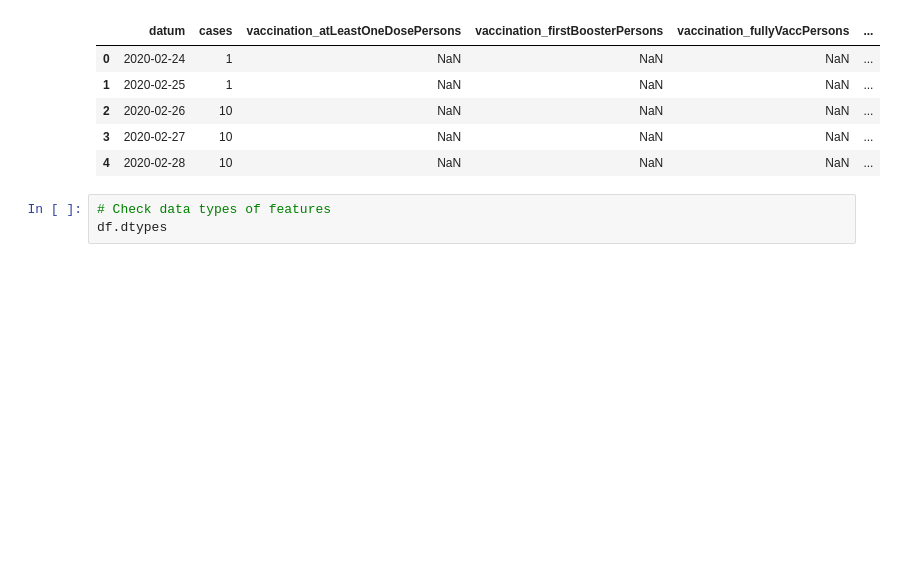
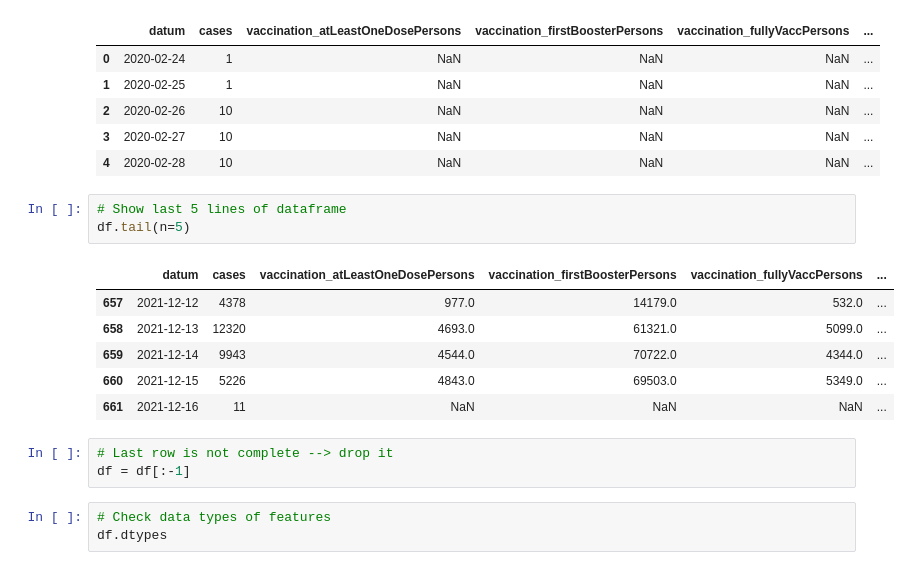
Before and after one commit to maggi71/ml-corona, a Jupyter notebook: preprocessing/data_analysis.ipynb, the cells around one changed output. Cells and saved outputs as stored; diff of their text form; blank space fills up the shorter version.

```diff
--- a/preprocessing/data_analysis.ipynb
+++ b/preprocessing/data_analysis.ipynb
@@ -33,6 +33,19 @@ df.head(n=5)
 | 2 | 2020-02-26 | 10 | NaN | NaN | NaN | ... |
 | 3 | 2020-02-27 | 10 | NaN | NaN | NaN | ... |
 | 4 | 2020-02-28 | 10 | NaN | NaN | NaN | ... |
+# %%
+# Show last 5 lines of dataframe
+df.tail(n=5)
+# %% [output]
+|  | datum | cases | vaccination_atLeastOneDosePersons | vaccination_firstBoosterPersons | vaccination_fullyVaccPersons | ... |
+| 657 | 2021-12-12 | 4378 | 977.0 | 14179.0 | 532.0 | ... |
+| 658 | 2021-12-13 | 12320 | 4693.0 | 61321.0 | 5099.0 | ... |
+| 659 | 2021-12-14 | 9943 | 4544.0 | 70722.0 | 4344.0 | ... |
+| 660 | 2021-12-15 | 5226 | 4843.0 | 69503.0 | 5349.0 | ... |
+| 661 | 2021-12-16 | 11 | NaN | NaN | NaN | ... |
+# %%
+# Last row is not complete --> drop it
+df = df[:-1]
 # %%
 # Check data types of features
 df.dtypes
```
Also changed, not shown: parts of 35 cells of this notebook.
